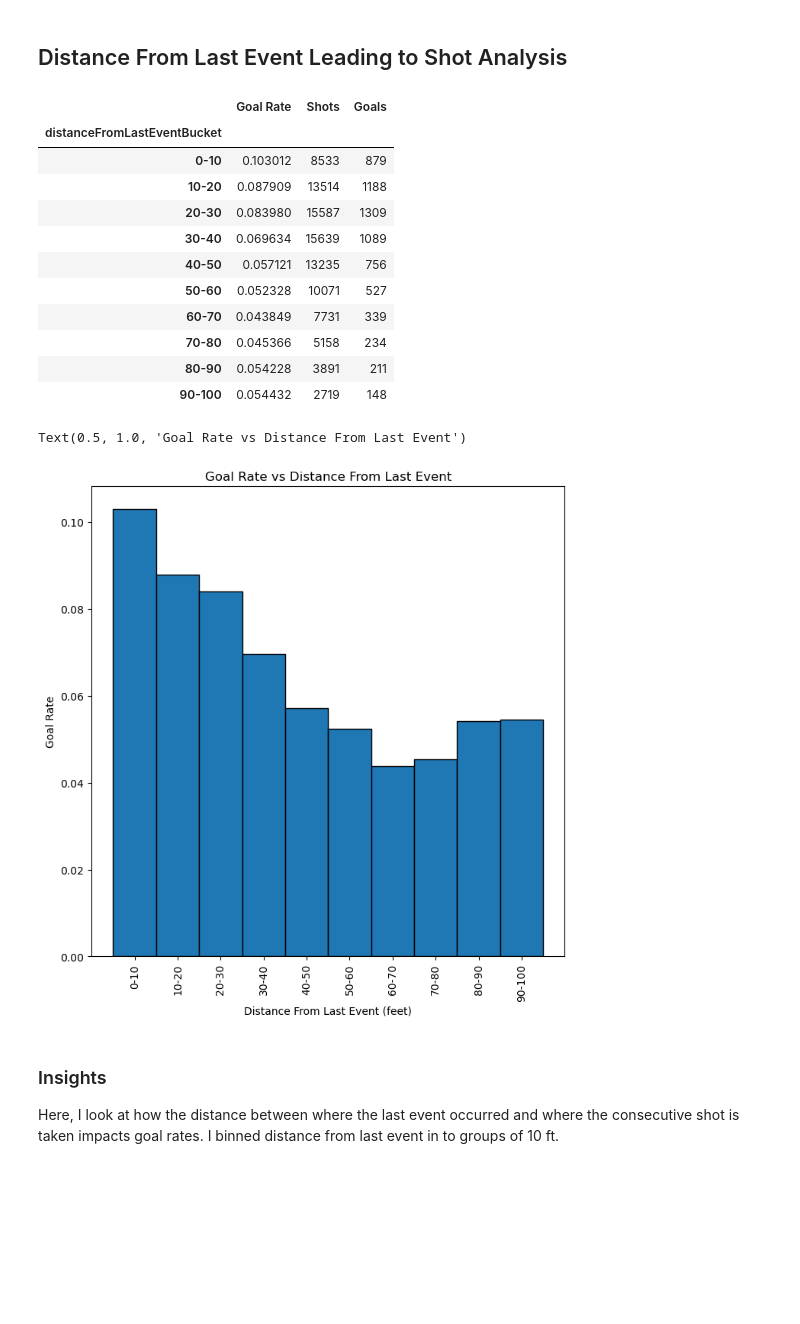
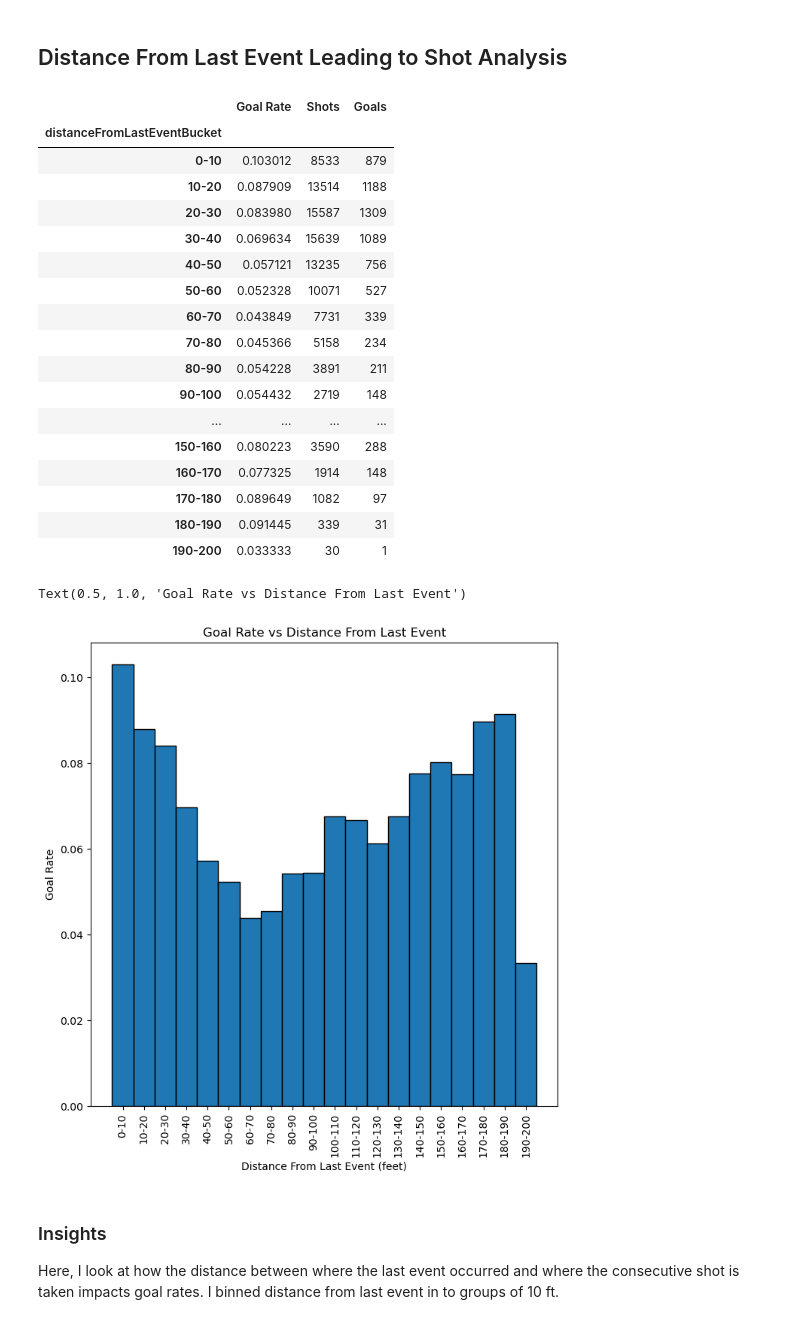
Before and after one commit to siqbal21/NHL-Shot-Probability-Machine-Learning-Model, a Jupyter notebook: xg_model.ipynb, the cells around one changed output. Saved outputs shown, nothing was run; the diff lists cells and outputs as text; code cells hidden in the pictures; blank space fills up the shorter version.

```diff
--- a/xg_model.ipynb
+++ b/xg_model.ipynb
@@ -65,11 +65,27 @@ df['gameState'] = df['shootingTeamSkaters'].astype(str) + 'v' + df['defendingTea
 df['scoreDifferential'] = np.where(df['isHomeTeam'] == 1, df['homeTeamGoals'] - df['awayTeamGoals'], df['awayTeamGoals'] - df['homeTeamGoals'])
 df[df['scoreDifferential'].isin(range(-5, 6))]
 
-df['distanceBucket'] = pd.cut(df['shotDistance'], bins=bins, labels=labels)
+bins_distance = list(range(0, 110, 10))
+labels_distance = [f'{i}-{i+10}' for i in range(0, 100, 10)]
+df['distanceBucket'] = pd.cut(df['shotDistance'], bins=bins_distance, labels=labels_distance)
 
-df['angleBucket'] = pd.cut(df['shotAngle'], bins=bins, labels=labels)
+bins_angle = list(range(-95, 95, 10))
+labels_angle = []
+for i in range (-90, 90, 10):
+    if (i < 0):
+        labels_angle.append(f'({i})-({i+10})')
+    else:
+        labels_angle.append(f'{i}-{i+10}')
+df['angleBucket'] = pd.cut(df['shotAngle'], bins=bins_angle, labels=labels_angle)
 
-df['distanceFromLastEventBucket'] = pd.cut(df['distanceFromLastEvent'], bins=bins, labels=labels)
+bins_last_event = list(range(0, 210, 10))
+labels_last_event = []
+for i in range (0, 200, 10):
+    if (i < 0):
+        labels_last_event.append(f'({i})-({i+10})')
+    else:
+        labels_last_event.append(f'{i}-{i+10}')
+df['distanceFromLastEventBucket'] = pd.cut(df['distanceFromLastEvent'], bins=bins_last_event, labels=labels_last_event)
 
 columns = {
     'mean': 'Goal Rate',
@@ -386,29 +399,27 @@ Here, I analyze how goal rates change based on the last event that occurred lead
 # %% [markdown]
 ## Distance From Last Event Leading to Shot Analysis
 # %%
-bins = list(range(0, 210, 10))
-labels = []
-for i in range (0, 200, 10):
-    if (i < 0):
-        labels.append(f'({i})-({i+10})')
-    else:
-        labels.append(f'{i}-{i+10}')
-
 df_distance_from_last_event_goal_rate = df.groupby('distanceFromLastEventBucket', observed=True)['goal'].agg(['mean', 'count', 'sum']).rename(columns=columns)
 df_distance_from_last_event_goal_rate
 # %% [output]
 |  | Goal Rate | Shots | Goals |
 | distanceFromLastEventBucket |  |  |  |
 | 0-10 | 0.103012 | 8533 | 879 |
 | 10-20 | 0.087909 | 13514 | 1188 |
 | 20-30 | 0.083980 | 15587 | 1309 |
 | 30-40 | 0.069634 | 15639 | 1089 |
 | 40-50 | 0.057121 | 13235 | 756 |
 | 50-60 | 0.052328 | 10071 | 527 |
 | 60-70 | 0.043849 | 7731 | 339 |
 | 70-80 | 0.045366 | 5158 | 234 |
 | 80-90 | 0.054228 | 3891 | 211 |
 | 90-100 | 0.054432 | 2719 | 148 |
+| ... | ... | ... | ... |
+| 150-160 | 0.080223 | 3590 | 288 |
+| 160-170 | 0.077325 | 1914 | 148 |
+| 170-180 | 0.089649 | 1082 | 97 |
+| 180-190 | 0.091445 | 339 | 31 |
+| 190-200 | 0.033333 | 30 | 1 |
 # %%
 plt.figure(figsize=(8,8))
 plt.bar(df_distance_from_last_event_goal_rate.index, df_distance_from_last_event_goal_rate['Goal Rate'], width=1, edgecolor='black', )
@@ -418,7 +429,7 @@ plt.ylabel('Goal Rate')
 plt.title('Goal Rate vs Distance From Last Event')
 # %% [output]
 Text(0.5, 1.0, 'Goal Rate vs Distance From Last Event')
-[figure, old version]
+[figure, new version]
 # %% [markdown]
 ### Insights
 Here, I look at how the distance between where the last event occurred and where the consecutive shot is taken impacts goal rates. I binned distance from last event in to groups of 10 ft.
```
Also changed, not shown: parts of 12 cells of this notebook.
